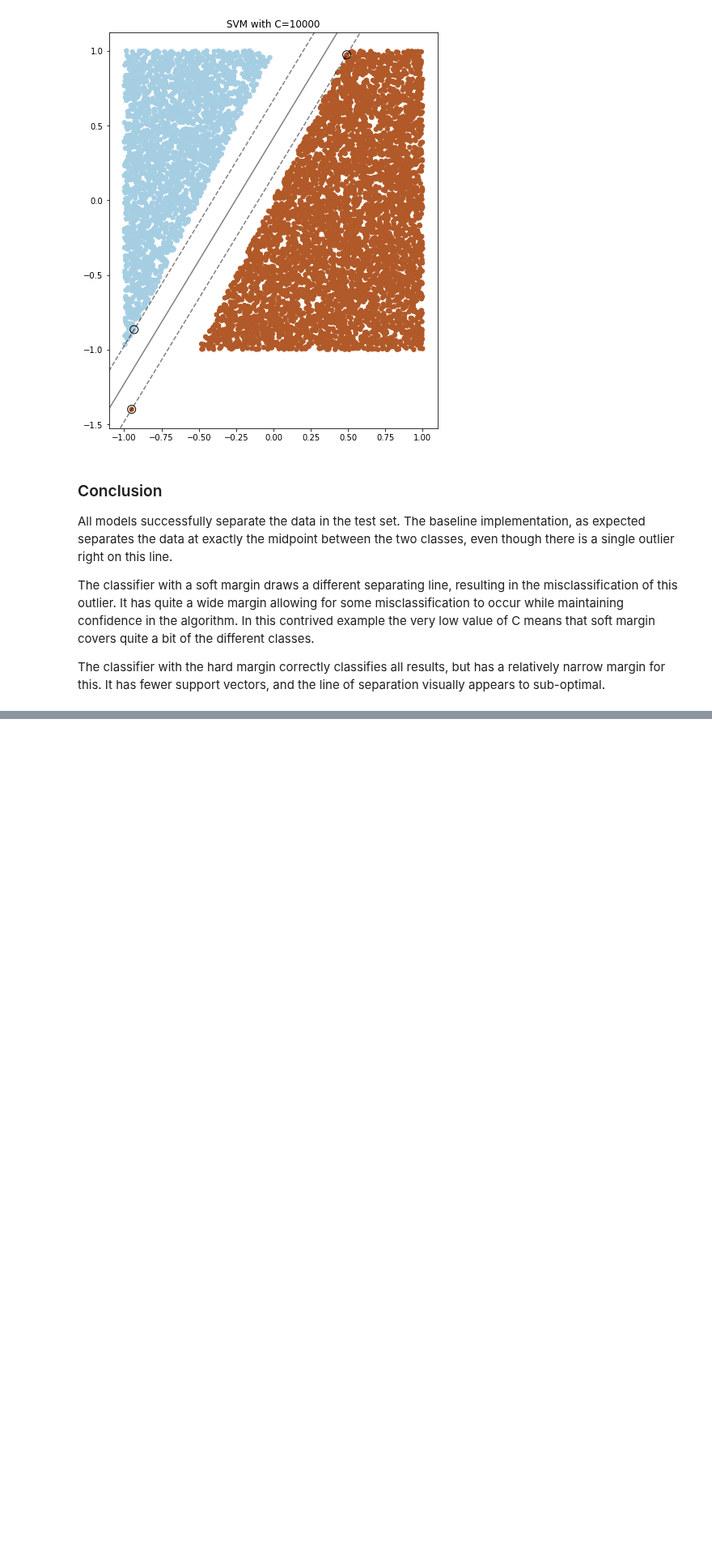
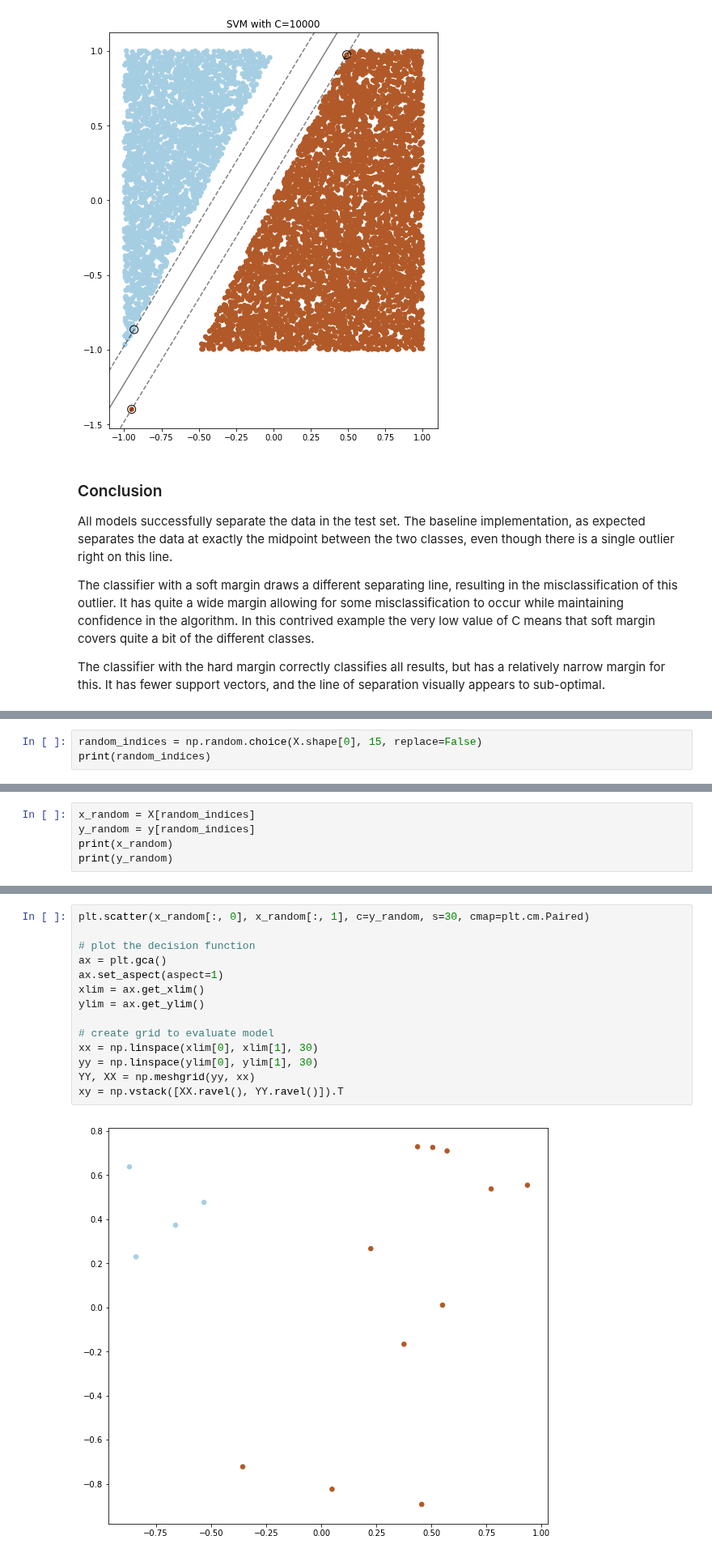
Before and after one commit to vipulpopat/MSCAI_Sem1_Etivity5, a Jupyter notebook: Etivity5_CE6002_18195326.ipynb, the cells around one changed output, grey strips where cells are left out. Shown at 81% size. Saved outputs shown, nothing was run; the diff lists cells and outputs as text; blank space fills up the shorter version.

```diff
--- a/Etivity5_CE6002_18195326.ipynb
+++ b/Etivity5_CE6002_18195326.ipynb
@@ -133,0 +136,3 @@ The classifier with the hard margin correctly classifies all results, but has a
+# %%
+random_indices = np.random.choice(X.shape[0], 15, replace=False)
+print(random_indices)
@@ -133,0 +142,5 @@ The classifier with the hard margin correctly classifies all results, but has a
+# %%
+x_random = X[random_indices]
+y_random = y[random_indices]
+print(x_random)
+print(y_random)
@@ -133,0 +164,16 @@ The classifier with the hard margin correctly classifies all results, but has a
+# %%
+plt.scatter(x_random[:, 0], x_random[:, 1], c=y_random, s=30, cmap=plt.cm.Paired)
+
+# plot the decision function
+ax = plt.gca()
+ax.set_aspect(aspect=1)
+xlim = ax.get_xlim()
+ylim = ax.get_ylim()
+
+# create grid to evaluate model
+xx = np.linspace(xlim[0], xlim[1], 30)
+yy = np.linspace(ylim[0], ylim[1], 30)
+YY, XX = np.meshgrid(yy, xx)
+xy = np.vstack([XX.ravel(), YY.ravel()]).T
+# %% [output]
+[figure, added]
```
Also changed, not shown: parts of 5 cells of this notebook.
